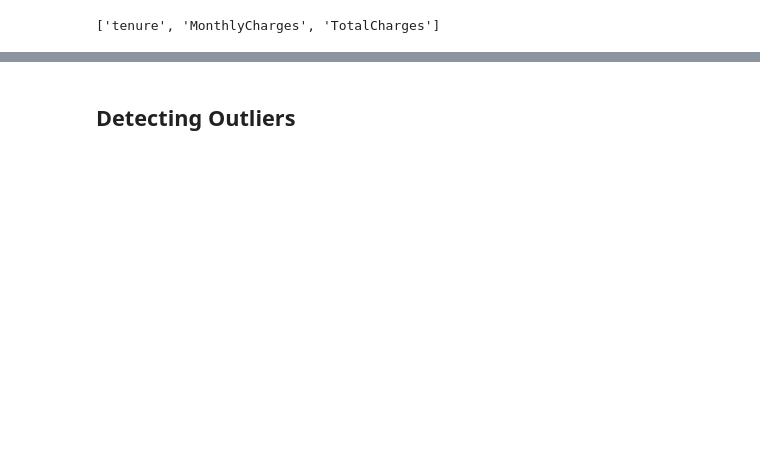
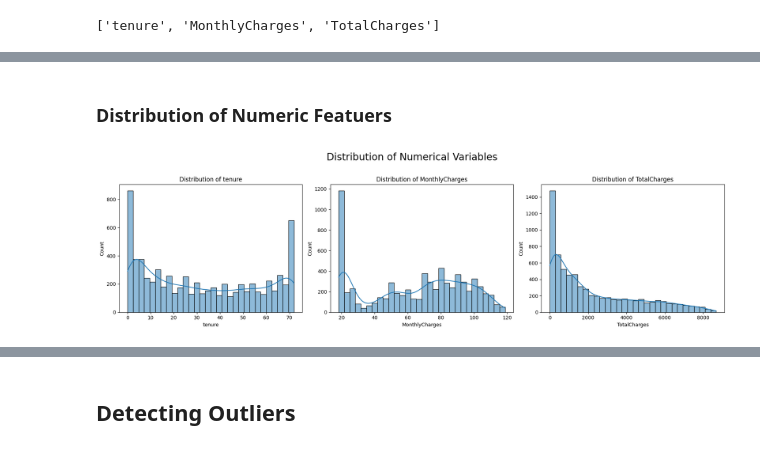
Before and after one commit to sanidavidanagama/Telecom_Churn_Prediction, a Jupyter notebook: notebooks/telco_churn_eda.ipynb, the cells around one changed output, grey strips where cells are left out. Drawn from its saved outputs; the diff is of its cells as text; code cells hidden in the pictures; blank space fills up the shorter version.

```diff
--- a/notebooks/telco_churn_eda.ipynb
+++ b/notebooks/telco_churn_eda.ipynb
@@ -226,0 +307,23 @@ plt.show()
+# %% [markdown]
+### Distribution of Numeric Featuers
+# %%
+n_cols = 3
+n_rows = (len(numeric_cols) - 1) // n_cols + 1
+
+fig, axes = plt.subplots(n_rows, n_cols, figsize=(6*n_cols, 5*n_rows))
+axes = axes.flatten()
+
+for i, col in enumerate(numeric_cols):
+    sns.histplot(df[col], kde=True, bins=30, ax=axes[i], color='#1f77b4')
+    axes[i].set_title(f"Distribution of {col}")
+    axes[i].set_xlabel(col)
+    axes[i].set_ylabel("Count")
+
+for j in range(i+1, len(axes)):
+    fig.delaxes(axes[j])
+
+plt.suptitle("Distribution of Numerical Variables", fontsize=20, y=1.02)
+plt.tight_layout()
+plt.show()
+# %% [output]
+[figure, added]
```
Also changed, not shown: parts of 50 cells of this notebook.
